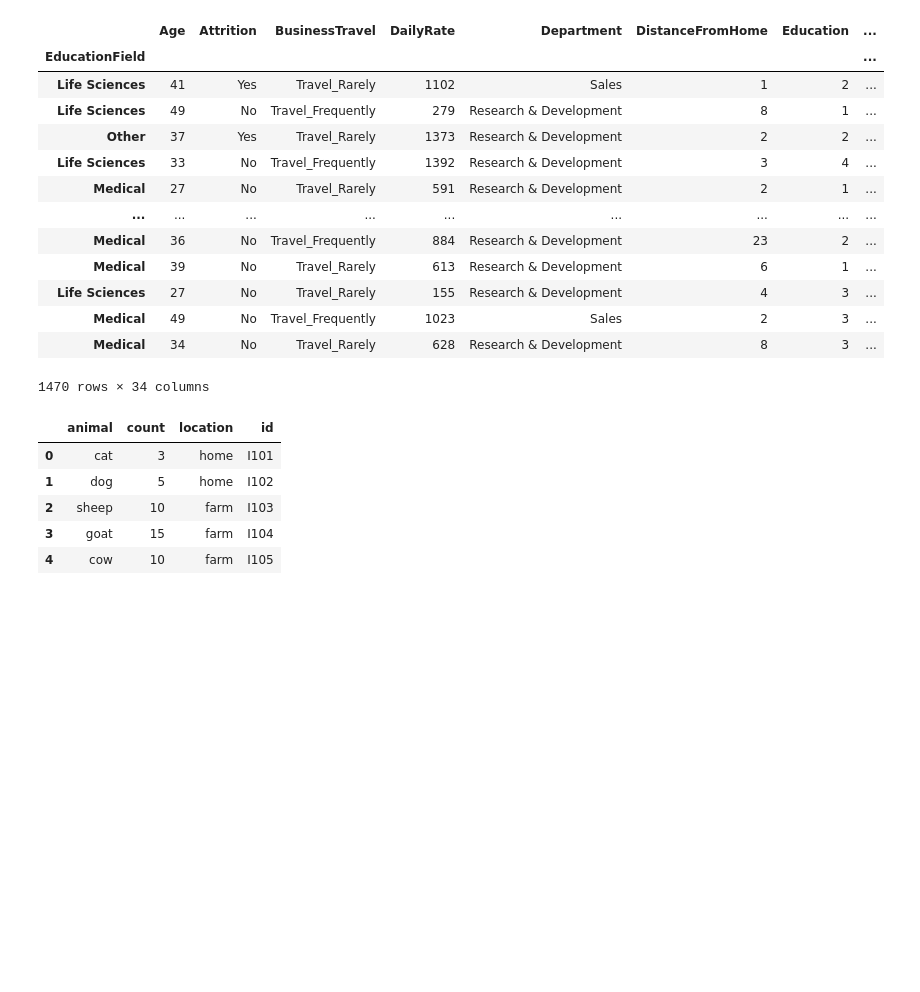
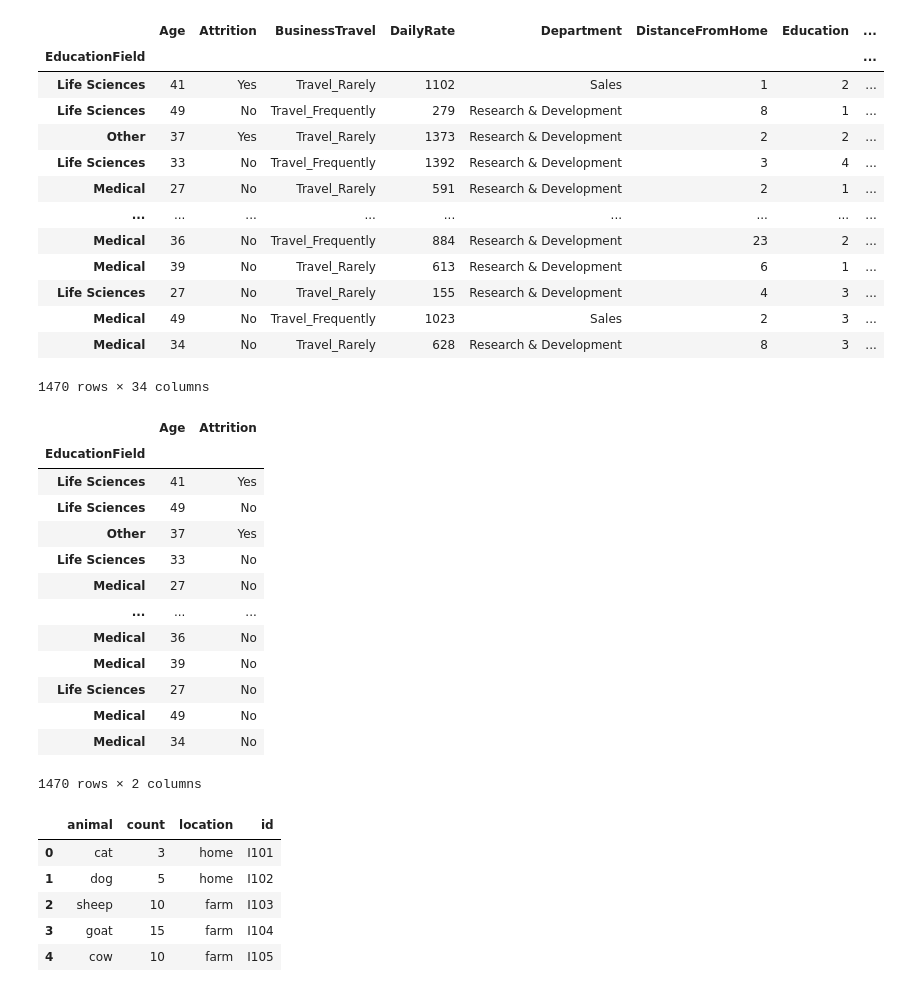
Before and after one commit to sanjeev-kallepalli/training, a Jupyter notebook: pandas.ipynb, the cells around one changed output. Cells and saved outputs as stored; diff of their text form; code cells hidden in the pictures; blank space fills up the shorter version.

```diff
--- a/pandas.ipynb
+++ b/pandas.ipynb
@@ -302,6 +446,23 @@ ibm_hr2.loc[:, :]
 | Medical | 49 | No | Travel_Frequently | 1023 | Sales | 2 | 3 | ... |
 | Medical | 34 | No | Travel_Rarely | 628 | Research & Development | 8 | 3 | ... |
 1470 rows × 34 columns
+# %%
+ibm_hr2.loc[:,  ['Age', 'Attrition']]
+# %% [output]
+|  | Age | Attrition |
+| EducationField |  |  |
+| Life Sciences | 41 | Yes |
+| Life Sciences | 49 | No |
+| Other | 37 | Yes |
+| Life Sciences | 33 | No |
+| Medical | 27 | No |
+| ... | ... | ... |
+| Medical | 36 | No |
+| Medical | 39 | No |
+| Life Sciences | 27 | No |
+| Medical | 49 | No |
+| Medical | 34 | No |
+1470 rows × 2 columns
 # %%
 # let us view it in a simple example
 temp_df = pd.DataFrame({
```
Also changed, not shown: parts of 42 cells of this notebook.
